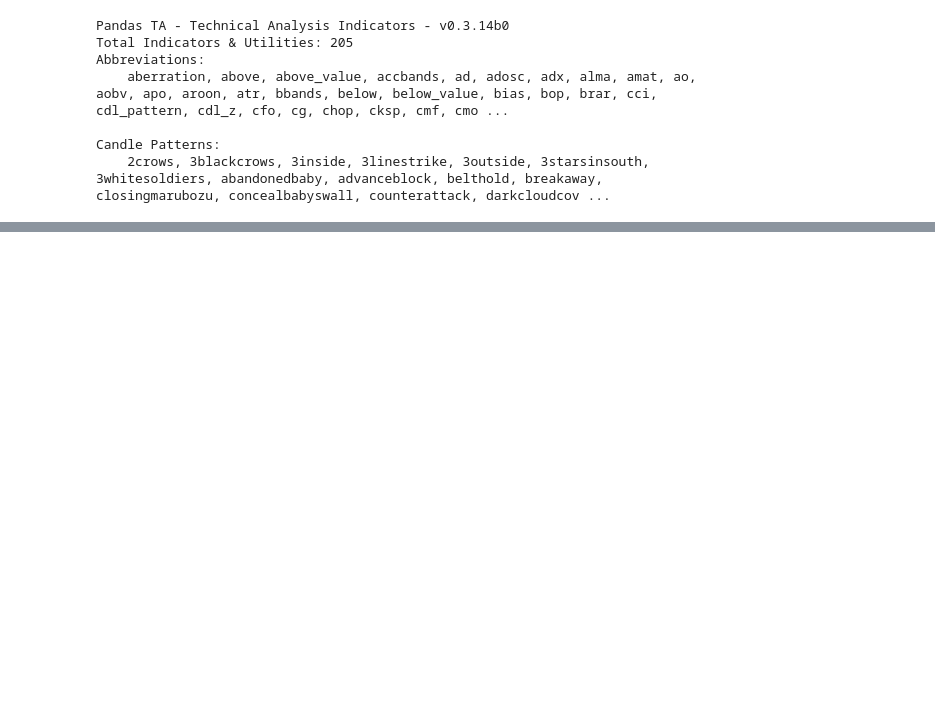
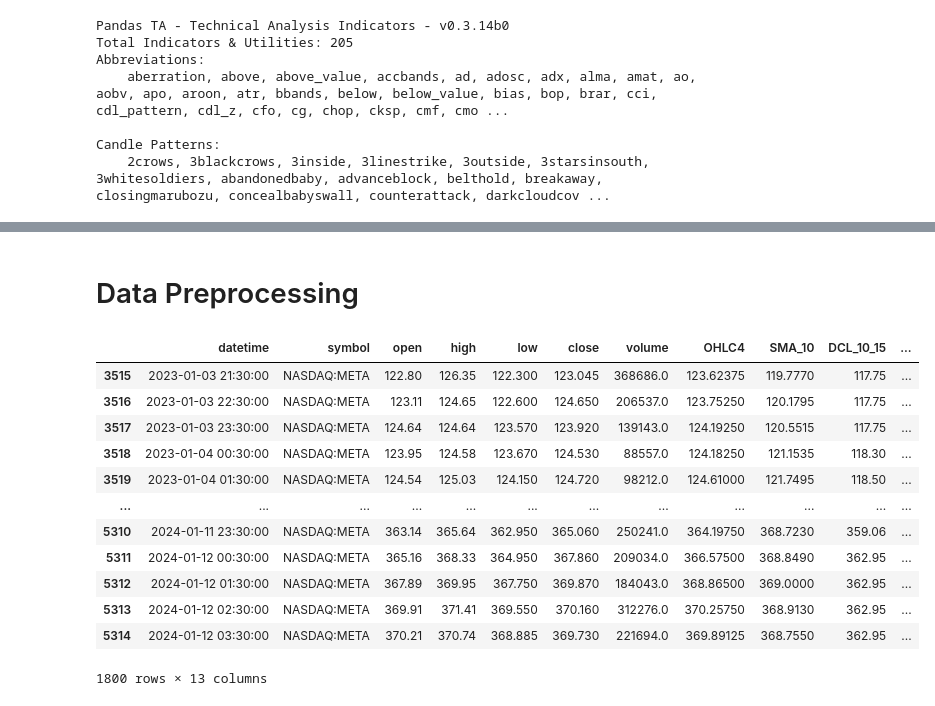
Before and after one commit to trungviet17/TA_Patterns_Recognition, a Jupyter notebook: Analysis.ipynb, the cells around one changed output, grey strips where cells are left out. Saved outputs shown, nothing was run; the diff lists cells and outputs as text; code cells hidden in the pictures; blank space fills up the shorter version.

```diff
--- a/Analysis.ipynb
+++ b/Analysis.ipynb
@@ -64,0 +66,20 @@ analysis.summary
+# %% [markdown]
+# Data Preprocessing
+# %%
+# extract data
+main_df = df[df['datetime'] > '2023']
+main_df
+# %% [output]
+|  | datetime | symbol | open | high | low | close | volume | OHLC4 | SMA_10 | DCL_10_15 | ... |
+| 3515 | 2023-01-03 21:30:00 | NASDAQ:META | 122.80 | 126.35 | 122.300 | 123.045 | 368686.0 | 123.62375 | 119.7770 | 117.75 | ... |
+| 3516 | 2023-01-03 22:30:00 | NASDAQ:META | 123.11 | 124.65 | 122.600 | 124.650 | 206537.0 | 123.75250 | 120.1795 | 117.75 | ... |
+| 3517 | 2023-01-03 23:30:00 | NASDAQ:META | 124.64 | 124.64 | 123.570 | 123.920 | 139143.0 | 124.19250 | 120.5515 | 117.75 | ... |
+| 3518 | 2023-01-04 00:30:00 | NASDAQ:META | 123.95 | 124.58 | 123.670 | 124.530 | 88557.0 | 124.18250 | 121.1535 | 118.30 | ... |
+| 3519 | 2023-01-04 01:30:00 | NASDAQ:META | 124.54 | 125.03 | 124.150 | 124.720 | 98212.0 | 124.61000 | 121.7495 | 118.50 | ... |
+| ... | ... | ... | ... | ... | ... | ... | ... | ... | ... | ... | ... |
+| 5310 | 2024-01-11 23:30:00 | NASDAQ:META | 363.14 | 365.64 | 362.950 | 365.060 | 250241.0 | 364.19750 | 368.7230 | 359.06 | ... |
+| 5311 | 2024-01-12 00:30:00 | NASDAQ:META | 365.16 | 368.33 | 364.950 | 367.860 | 209034.0 | 366.57500 | 368.8490 | 362.95 | ... |
+| 5312 | 2024-01-12 01:30:00 | NASDAQ:META | 367.89 | 369.95 | 367.750 | 369.870 | 184043.0 | 368.86500 | 369.0000 | 362.95 | ... |
+| 5313 | 2024-01-12 02:30:00 | NASDAQ:META | 369.91 | 371.41 | 369.550 | 370.160 | 312276.0 | 370.25750 | 368.9130 | 362.95 | ... |
+| 5314 | 2024-01-12 03:30:00 | NASDAQ:META | 370.21 | 370.74 | 368.885 | 369.730 | 221694.0 | 369.89125 | 368.7550 | 362.95 | ... |
+1800 rows × 13 columns
```
Also changed, not shown: parts of 11 cells of this notebook, 2 other files.
